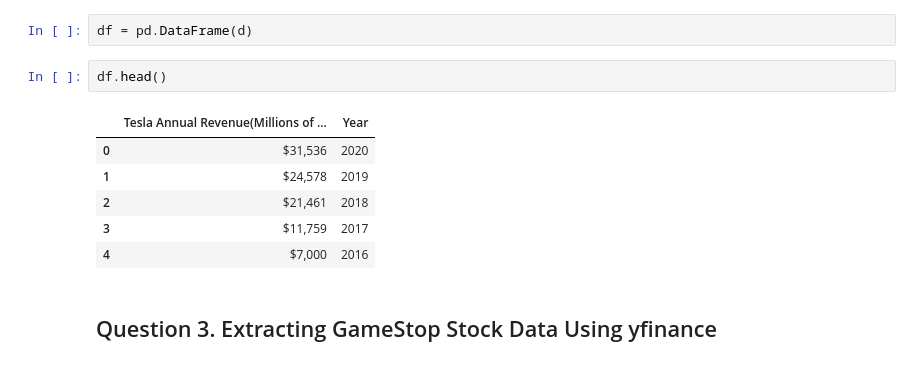
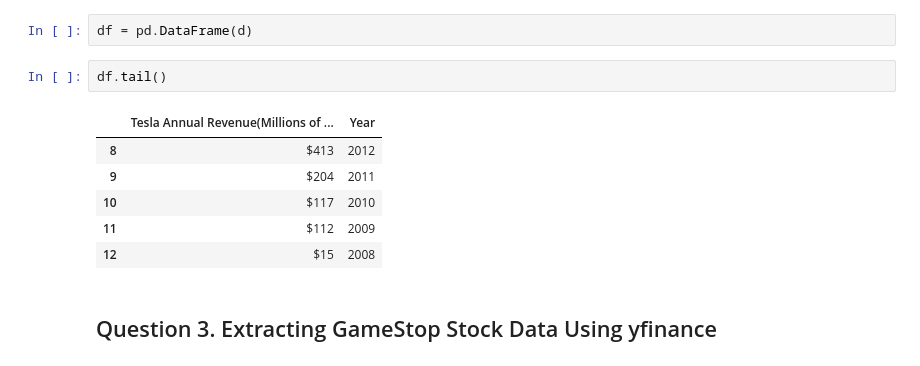
Before and after one commit to Younjung92/Capston-Project, a Jupyter notebook: Python_Project_for_Data_Science/Assignment.ipynb, the cells around one changed output. Drawn from its saved outputs; the diff is of its cells as text.

```diff
--- a/Python_Project_for_Data_Science/Assignment.ipynb
+++ b/Python_Project_for_Data_Science/Assignment.ipynb
@@ -149,14 +149,14 @@ d['Tesla Annual Revenue(Millions of US $)'] = c2
 # %%
 df = pd.DataFrame(d)
 # %%
-df.head()
+df.tail()
 # %% [output]
 |  | Tesla Annual Revenue(Millions of ... | Year |
-| 0 | $31,536 | 2020 |
-| 1 | $24,578 | 2019 |
-| 2 | $21,461 | 2018 |
-| 3 | $11,759 | 2017 |
-| 4 | $7,000 | 2016 |
+| 8 | $413 | 2012 |
+| 9 | $204 | 2011 |
+| 10 | $117 | 2010 |
+| 11 | $112 | 2009 |
+| 12 | $15 | 2008 |
 # %% [markdown]
 ## Question 3. Extracting GameStop Stock Data Using yfinance
 # %%
```
Also changed, not shown: parts of 5 cells of this notebook.
